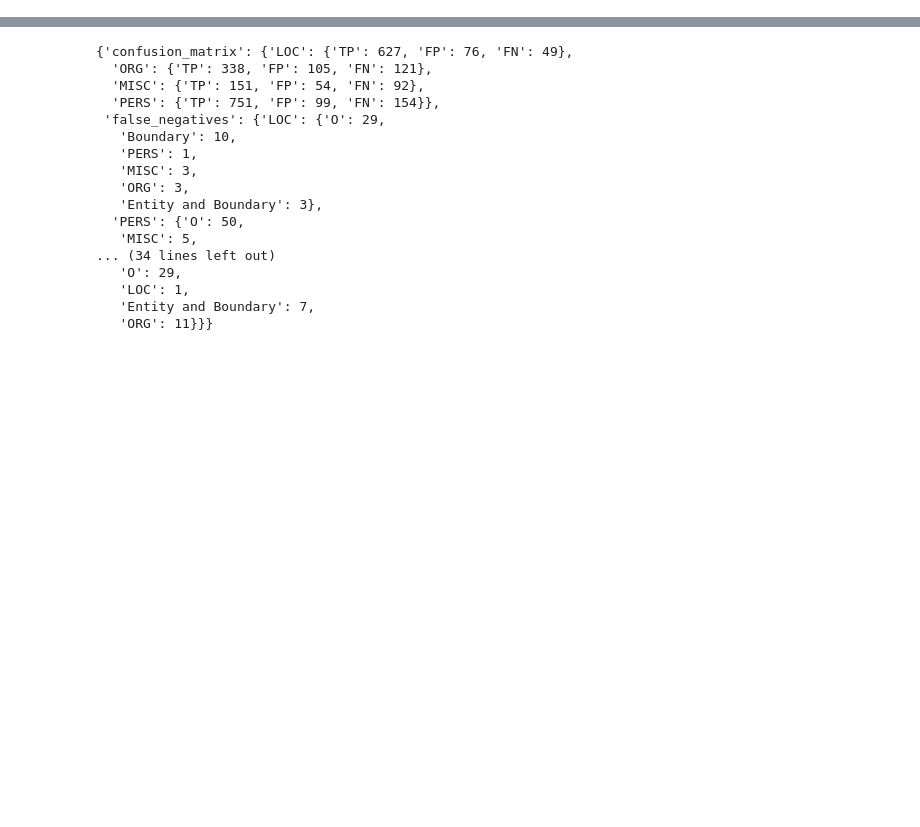
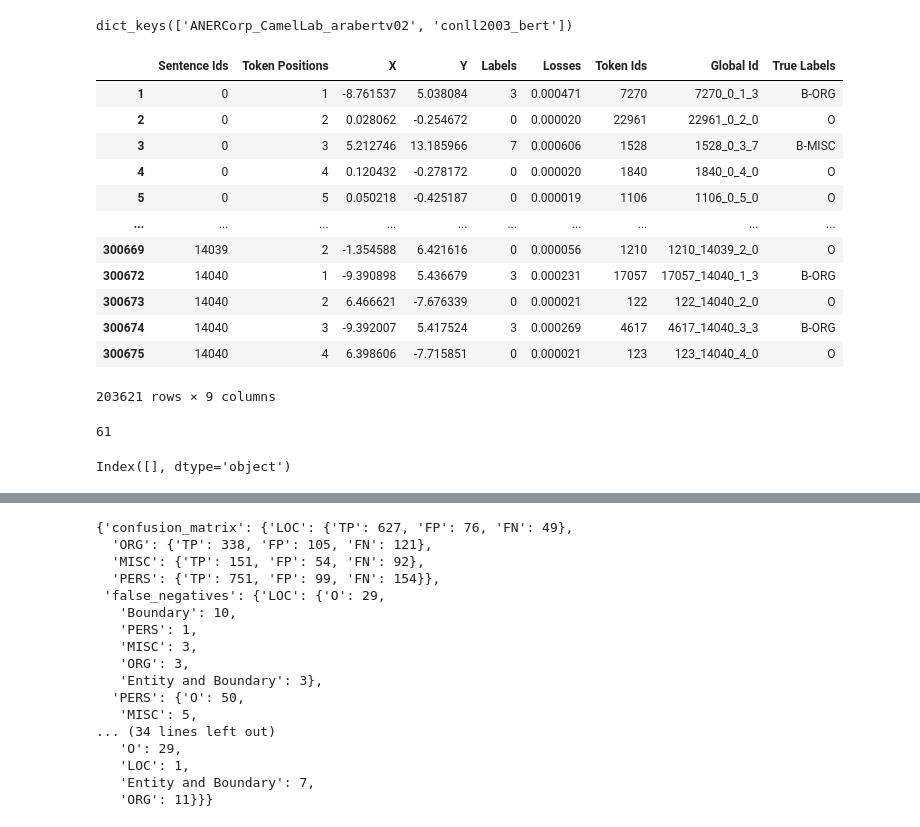
Before and after one commit to ay94/deformar-dashboard, a Jupyter notebook: notebooks/explore-data.ipynb, the cells around one changed output, grey strips where cells are left out. Cells and saved outputs as stored; diff of their text form; code cells hidden in the pictures; blank space fills up the shorter version.

```diff
--- a/notebooks/explore-data.ipynb
+++ b/notebooks/explore-data.ipynb
@@ -35,0 +36,4 @@ all_data = data_manager.load_data()
+# %%
+all_data.keys()
+# %% [output]
+dict_keys(['ANERCorp_CamelLab_arabertv02', 'conll2003_bert'])
@@ -35,0 +42,26 @@ all_data = data_manager.load_data()
+# %%
+tr_df = all_data['conll2003_bert'].train_data.copy()
+tr_df = all_data['conll2003_bert'].train_data.copy()
+tr_df[tr_df['Labels']!=-100]
+# %% [output]
+|  | Sentence Ids | Token Positions | X | Y | Labels | Losses | Token Ids | Global Id | True Labels |
+| 1 | 0 | 1 | -8.761537 | 5.038084 | 3 | 0.000471 | 7270 | 7270_0_1_3 | B-ORG |
+| 2 | 0 | 2 | 0.028062 | -0.254672 | 0 | 0.000020 | 22961 | 22961_0_2_0 | O |
+| 3 | 0 | 3 | 5.212746 | 13.185966 | 7 | 0.000606 | 1528 | 1528_0_3_7 | B-MISC |
+| 4 | 0 | 4 | 0.120432 | -0.278172 | 0 | 0.000020 | 1840 | 1840_0_4_0 | O |
+| 5 | 0 | 5 | 0.050218 | -0.425187 | 0 | 0.000019 | 1106 | 1106_0_5_0 | O |
+| ... | ... | ... | ... | ... | ... | ... | ... | ... | ... |
+| 300669 | 14039 | 2 | -1.354588 | 6.421616 | 0 | 0.000056 | 1210 | 1210_14039_2_0 | O |
+| 300672 | 14040 | 1 | -9.390898 | 5.436679 | 3 | 0.000231 | 17057 | 17057_14040_1_3 | B-ORG |
+| 300673 | 14040 | 2 | 6.466621 | -7.676339 | 0 | 0.000021 | 122 | 122_14040_2_0 | O |
+| 300674 | 14040 | 3 | -9.392007 | 5.417524 | 3 | 0.000269 | 4617 | 4617_14040_3_3 | B-ORG |
+| 300675 | 14040 | 4 | 6.398606 | -7.715851 | 0 | 0.000021 | 123 | 123_14040_4_0 | O |
+203621 rows × 9 columns
+# %%
+len(all_data['ANERCorp_CamelLab_arabertv02'].analysis_data.columns)
+# %% [output]
+61
+# %%
+all_data['conll2003_bert'].analysis_data.columns[~(all_data['conll2003_bert'].analysis_data.columns == all_data['ANERCorp_CamelLab_arabertv02'].analysis_data.columns)]
+# %% [output]
+Index([], dtype='object')
```
Also changed, not shown: parts of 18 cells of this notebook, 8 other files.
